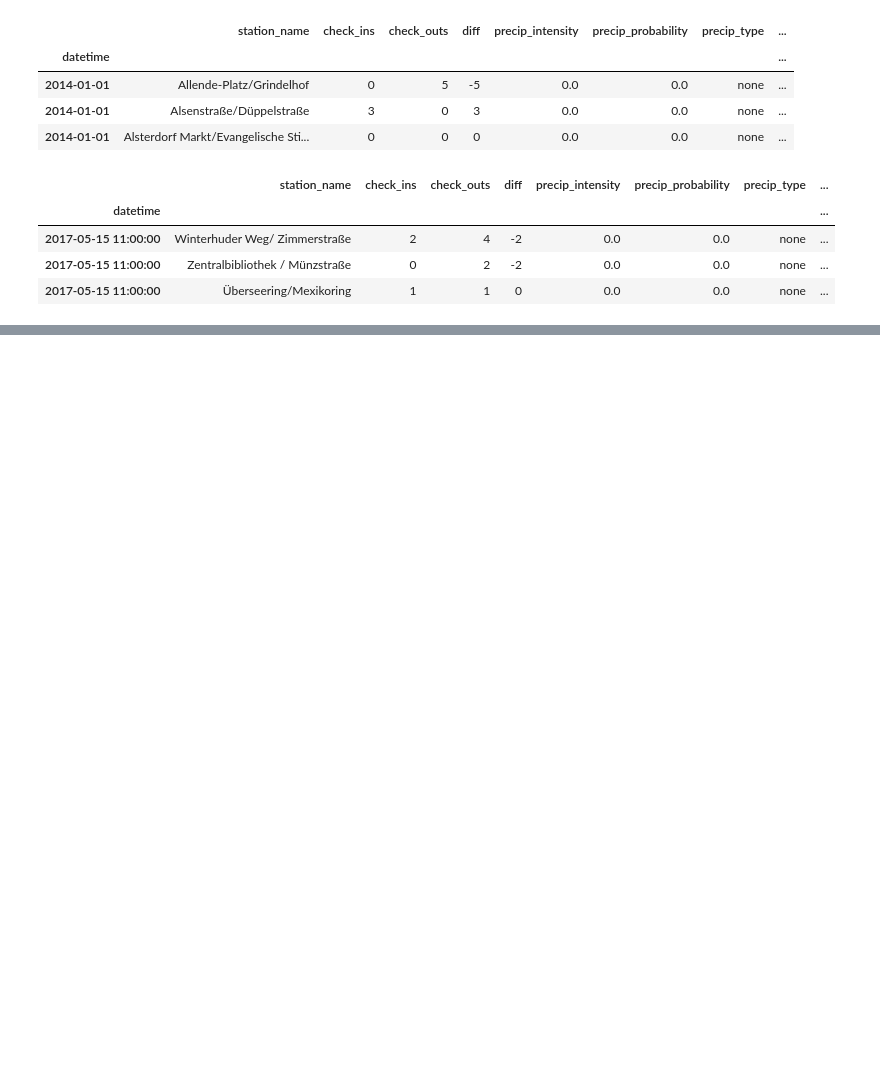
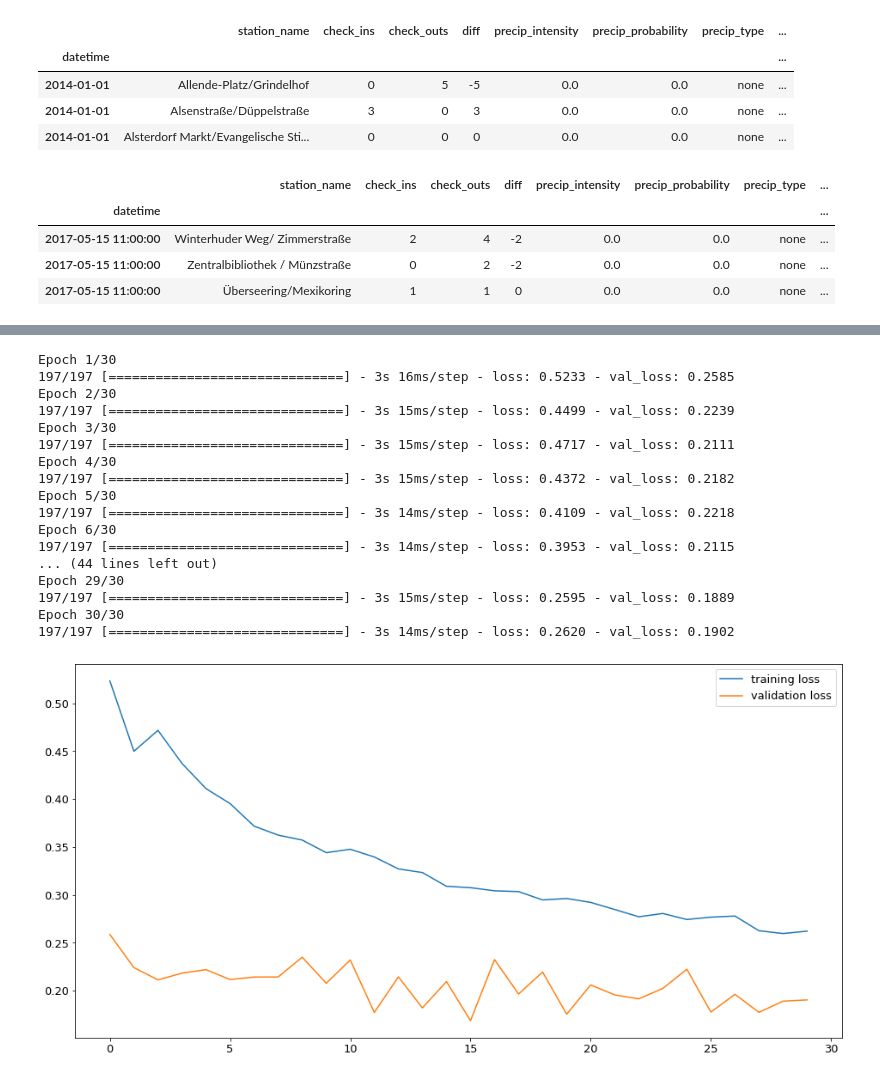
Before and after one commit to dorotheelaugwitz/master-thesis, a Jupyter notebook: prediction_rnn.ipynb, the cells around one changed output, grey strips where cells are left out. Drawn from its saved outputs; the diff is of its cells as text; code cells hidden in the pictures; blank space fills up the shorter version.

Commit message:
Implement RNN LSTM

```diff
--- a/prediction_rnn.ipynb
+++ b/prediction_rnn.ipynb
@@ -134,0 +99,3 @@ NameError: name 'cell' is not defined
+# %%
+sequence_length = 24
+predict_next = 1
@@ -134,0 +128,3 @@ NameError: name 'cell' is not defined
+# %%
+input_shape = (train_x.shape[1], train_x.shape[2])
+input_shape
@@ -134,0 +133,23 @@ NameError: name 'cell' is not defined
+# %%
+model = keras.Sequential()
+lstm_1 = keras.layers.LSTM(
+    units=128,
+    activation="relu",
+    input_shape=input_shape,
+    #return_sequences=True
+)
+lstm_2 = keras.layers.LSTM(
+    units=32,
+    activation="relu",
+    return_sequences=True
+)
+dropout = keras.layers.Dropout(0.2)
+dense = keras.layers.Dense(1)
+
+model.add(lstm_1)
+#model.add(lstm_2)
+model.add(dropout)
+model.add(dense)
+
+model.compile(optimizer="adam", loss="mse")
+model.summary()
@@ -134,0 +171,34 @@ NameError: name 'cell' is not defined
+# %%
+history = model.fit(
+    train_x,
+    train_y,
+    validation_split=0.1,
+    epochs=30,
+    batch_size=32,
+    shuffle=False,
+    #verbose=1
+)
+
+plt.plot(history.history["loss"], label="training loss")
+plt.plot(history.history["val_loss"], label="validation loss")
+plt.legend()
+plt.show()
+# %% [output]
+Epoch 1/30
+197/197 [==============================] - 3s 16ms/step - loss: 0.5233 - val_loss: 0.2585
+Epoch 2/30
+197/197 [==============================] - 3s 15ms/step - loss: 0.4499 - val_loss: 0.2239
+Epoch 3/30
+197/197 [==============================] - 3s 15ms/step - loss: 0.4717 - val_loss: 0.2111
+Epoch 4/30
+197/197 [==============================] - 3s 15ms/step - loss: 0.4372 - val_loss: 0.2182
+Epoch 5/30
+197/197 [==============================] - 3s 14ms/step - loss: 0.4109 - val_loss: 0.2218
+Epoch 6/30
+197/197 [==============================] - 3s 14ms/step - loss: 0.3953 - val_loss: 0.2115
+... (44 lines left out)
+Epoch 29/30
+197/197 [==============================] - 3s 15ms/step - loss: 0.2595 - val_loss: 0.1889
+Epoch 30/30
+197/197 [==============================] - 3s 14ms/step - loss: 0.2620 - val_loss: 0.1902
+[figure, added]
```
Also changed, not shown: parts of 23 cells of this notebook, 1 other file.
